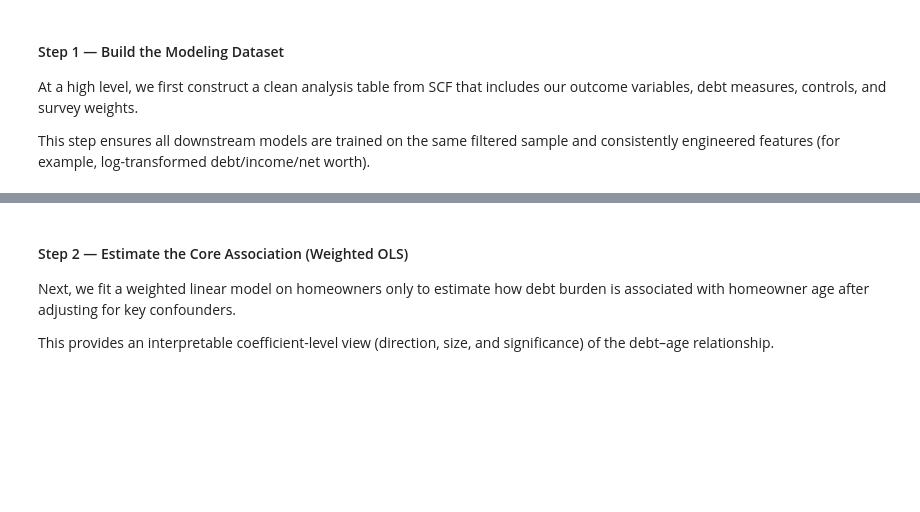
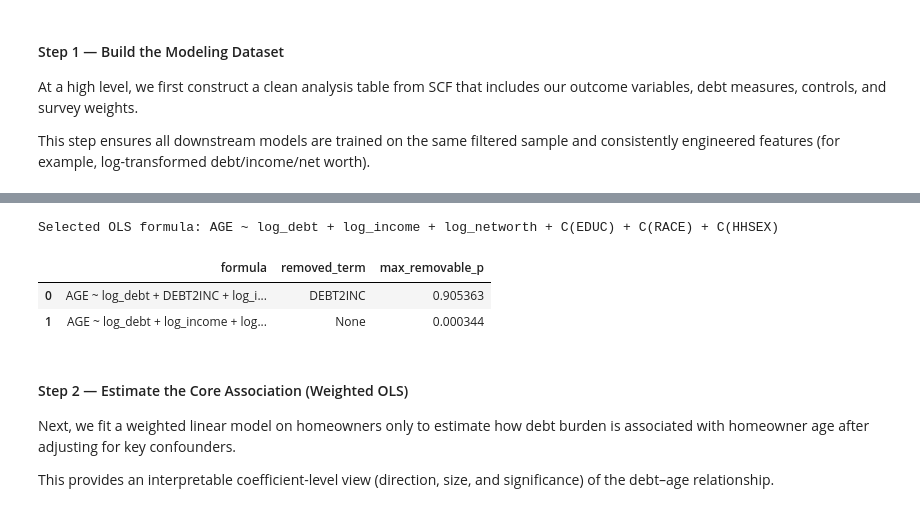
Before and after one commit to RaghavDewangan/Math189FinalProject, a Jupyter notebook: final.ipynb, the cells around one changed output, grey strips where cells are left out. Saved outputs shown, nothing was run; the diff lists cells and outputs as text; code cells hidden in the pictures; blank space fills up the shorter version.

```diff
--- a/final.ipynb
+++ b/final.ipynb
@@ -463,3 +781,67 @@ model_df[['AGE','OWN','DEBT','DEBT2INC','INCOME','WGT','log_debt']].head()
+# %%
+# Backward variable selection for weighted OLS (keeping log_debt fixed)
+alpha_remove = 0.05
+forced_terms = {'log_debt'}
+
+candidate_terms = [
+    'log_debt',
+    'DEBT2INC',
+    'log_income',
+    'log_networth',
+    'C(EDUC)',
+    'C(RACE)',
+    'C(HHSEX)'
+]
+
+def make_formula(terms):
+    return 'AGE ~ ' + ' + '.join(terms)
+
+current_terms = candidate_terms.copy()
+selection_steps = []
+
+while True:
+    current_formula = make_formula(current_terms)
+    current_fit = smf.wls(
+        current_formula,
+        data=owners_df,
+        weights=owners_df['WGT']
+).fit(cov_type='HC3')
+
+    term_table = current_fit.wald_test_terms(skip_single=False).summary_frame()
+    p_col = 'P>chi2' if 'P>chi2' in term_table.columns else term_table.columns[-1]
+    term_pvals = term_table[p_col].astype(float)
+
+    removable_terms = [t for t in current_terms if t not in forced_terms]
+    removable_pvals = term_pvals.loc[term_pvals.index.intersection(removable_terms)]
+
+    if removable_pvals.empty:
+        break
+
+    worst_term = removable_pvals.idxmax()
+    worst_p = float(removable_pvals.max())
+
+    selection_steps.append({
+        'formula': current_formula,
+        'removed_term': worst_term if worst_p > alpha_remove else None,
+        'max_removable_p': worst_p,
+    })
+
+    if worst_p <= alpha_remove:
+        break
+
+    current_terms.remove(worst_term)
+
+selected_ols_terms = current_terms.copy()
+selected_ols_formula = make_formula(selected_ols_terms)
+
+selection_trace = pd.DataFrame(selection_steps)
+print('Selected OLS formula:', selected_ols_formula)
+display(selection_trace.tail(10))
+# %% [output]
+Selected OLS formula: AGE ~ log_debt + log_income + log_networth + C(EDUC) + C(RACE) + C(HHSEX)
+|  | formula | removed_term | max_removable_p |
+| 0 | AGE ~ log_debt + DEBT2INC + log_i... | DEBT2INC | 0.905363 |
+| 1 | AGE ~ log_debt + log_income + log... | None | 0.000344 |
 # %% [markdown]
 #### Step 2 — Estimate the Core Association (Weighted OLS)
 
```
Also changed, not shown: parts of 23 cells of this notebook.
